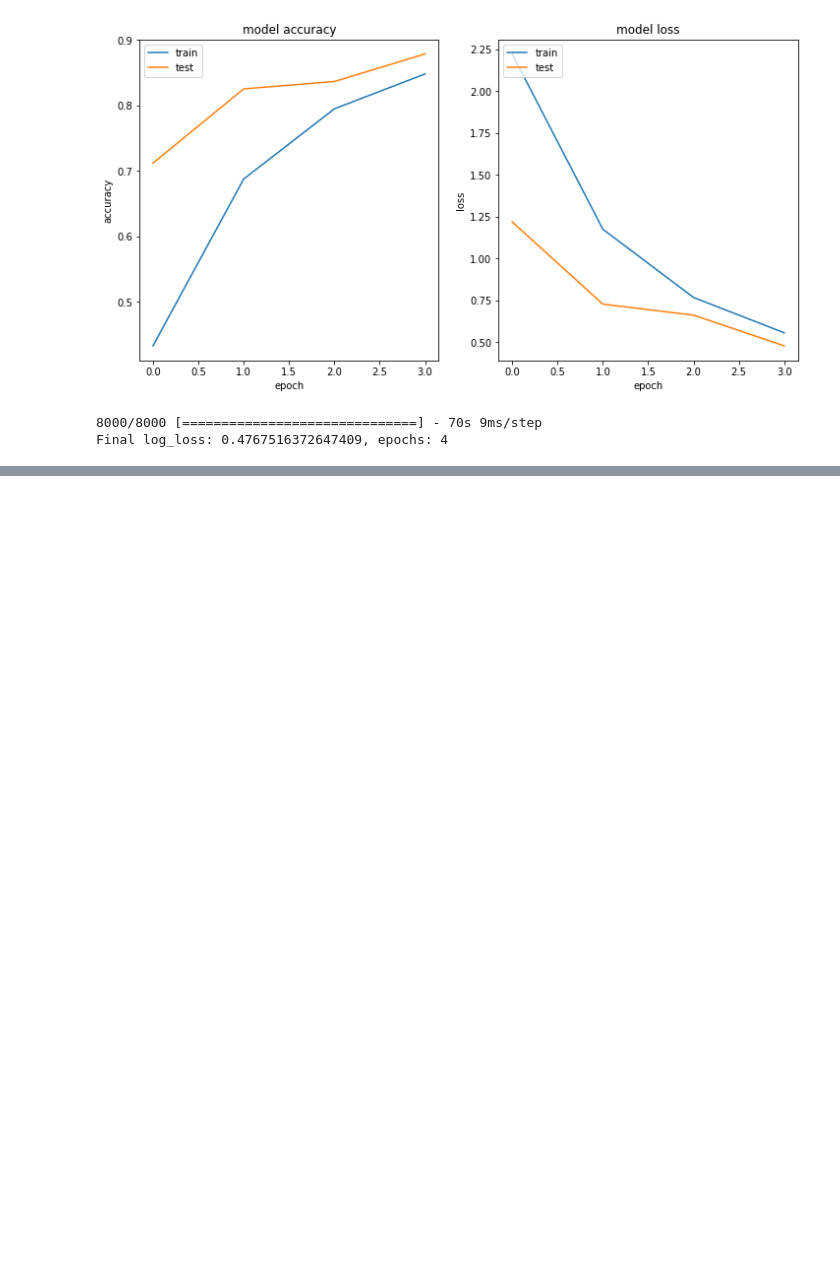
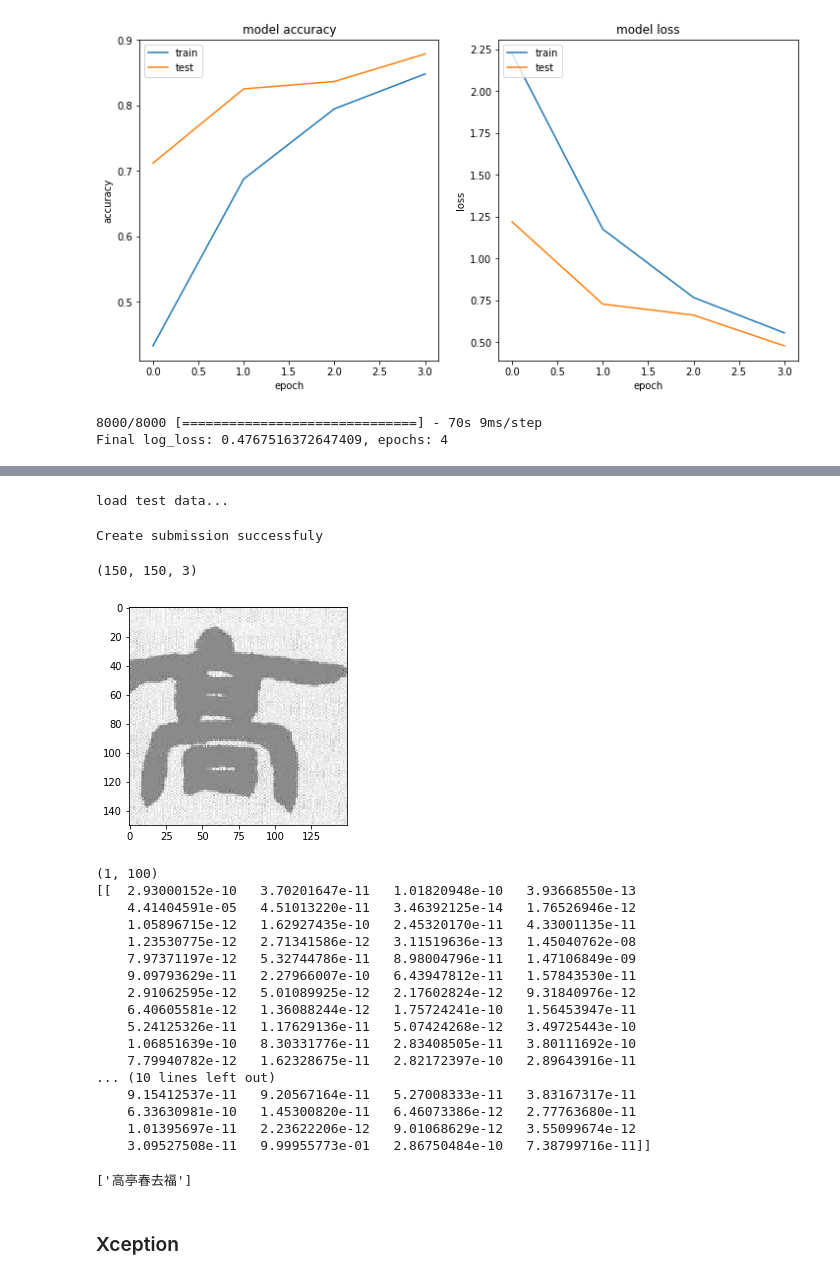
Before and after one commit to raywww/TMD1st_Chinese_character, a Jupyter notebook: TMD1st_Chinese_character.ipynb, the cells around one changed output, grey strips where cells are left out. Cells and saved outputs as stored; diff of their text form; code cells hidden in the pictures; blank space fills up the shorter version.

```diff
--- a/TMD1st_Chinese_character.ipynb
+++ b/TMD1st_Chinese_character.ipynb
@@ -349,0 +407,67 @@ Final log_loss: 0.4767516372647409, epochs: 4
+# %%
+# create vgg-16 submission .csv file
+img_rows, img_cols = 224, 224
+model_str = 'vgg16'
+model_name = 'vgg16-2018-05-25.hdf5'
+epochs = 4
+
+test_predict_and_submit(img_rows, img_cols, model_str, model_name, epochs)
+# %% [output]
+load test data...
+Create submission successfuly
+# %%
+## test 3-1
+custom_objects = {'preprocess_input': imagenet_utils.preprocess_input,
+                          '_preprocess_symbolic_input': imagenet_utils._preprocess_symbolic_input}
+model = load_model(os.path.join('cache', 'xception-retrain-2018-05-26.hdf5'), custom_objects=custom_objects)
+path = os.path.join('./test1', '*.jpg')
+files = glob.glob(path)
+# %%
+## test 3-2
+f = get_img(files[100], 150, 150)
+print(f.shape)
+plt.imshow(f)
+plt.show()
+f=np.expand_dims(f, axis=0)
+pred = model.predict(f)
+
+print(pred.shape)
+print(pred)
+# %% [output]
+(150, 150, 3)
+[figure, added]
+(1, 100)
+[[  2.93000152e-10   3.70201647e-11   1.01820948e-10   3.93668550e-13
+    4.41404591e-05   4.51013220e-11   3.46392125e-14   1.76526946e-12
+    1.05896715e-12   1.62927435e-10   2.45320170e-11   4.33001135e-11
+    1.23530775e-12   2.71341586e-12   3.11519636e-13   1.45040762e-08
+    7.97371197e-12   5.32744786e-11   8.98004796e-11   1.47106849e-09
+    9.09793629e-11   2.27966007e-10   6.43947812e-11   1.57843530e-11
+    2.91062595e-12   5.01089925e-12   2.17602824e-12   9.31840976e-12
+    6.40605581e-12   1.36088244e-12   1.75724241e-10   1.56453947e-11
+    5.24125326e-11   1.17629136e-11   5.07424268e-12   3.49725443e-10
+    1.06851639e-10   8.30331776e-11   2.83408505e-11   3.80111692e-10
+    7.79940782e-12   1.62328675e-11   2.82172397e-10   2.89643916e-11
+... (10 lines left out)
+    9.15412537e-11   9.20567164e-11   5.27008333e-11   3.83167317e-11
+    6.33630981e-10   1.45300820e-11   6.46073386e-12   2.77763680e-11
+    1.01395697e-11   2.23622206e-12   9.01068629e-12   3.55099674e-12
+    3.09527508e-11   9.99955773e-01   2.86750484e-10   7.38799716e-11]]
+# %%
+# test 3-3
+labels=[]
+pred_dict = {key:value for key,value in enumerate(pred[0])}
+pred_sorted = sorted(pred_dict.items(), key=lambda item:(-item[1]))
+# pred_sorted: [(k1,v1), (k2,v2), ...]
+top_5 = ''
+for j in range(5):
+    index = pred_sorted[j][0]
+    top_5 += label_char[index]
+
+labels.append(top_5)
+
+print(labels)
+# %% [output]
+['高亭春去福']
+# %% [markdown]
+### Xception
```
Also changed, not shown: parts of 25 cells of this notebook, 2 other files.
